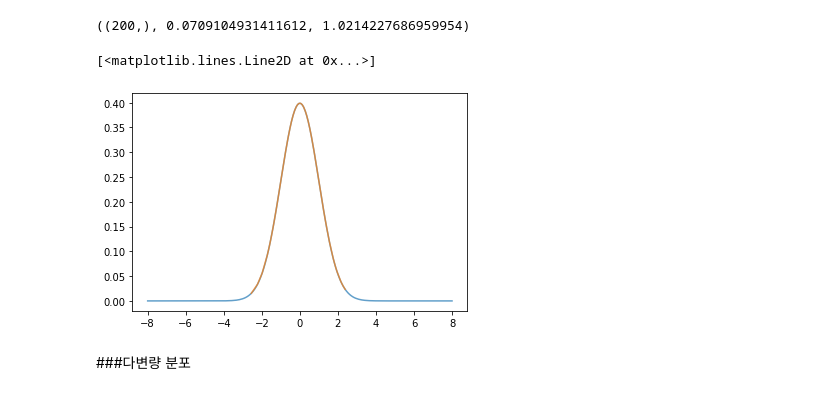
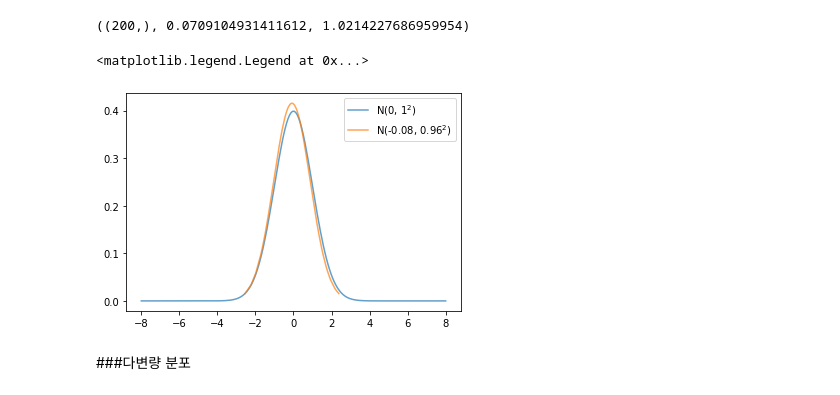
Before and after one commit to yojulab/knou_study_machinglearning, a Jupyter notebook: codes/sanghunoh/03_데이터_통계로분석_모수추정.ipynb, the cells around one changed output. Saved outputs shown, nothing was run; the diff lists cells and outputs as text; code cells hidden in the pictures.

```diff
--- a/codes/sanghunoh/03_데이터_통계로분석_모수추정.ipynb
+++ b/codes/sanghunoh/03_데이터_통계로분석_모수추정.ipynb
@@ -45,20 +45,22 @@ plt.legend(ncol=1)
 <matplotlib.legend.Legend at 0x...>
 [figure]
 # %%
-rand_x_1 = np.sort(np.random.randn(row_count))
-rand_x_1.shape, rand_x_1.mean(), rand_x_1.std()# rand_x_1
+x_rand = np.sort(np.random.randn(row_count))  # 그래프 분포 점 표시 위해 정렬
+x_rand.shape, x_rand.mean(), x_rand.std()# x_rand
 # %% [output]
 ((200,), 0.0709104931411612, 1.0214227686959954)
 # %%
-rand_y_1 = (1 / np.sqrt(2 * np.pi * sigma_1**2)) * np.exp(-(rand_x_1-mu_1)**2 / (2 * sigma_1**2))
+mu_rand, sigma_rand = -0.08, 0.96   # 비교 위해 평균과 분산 조정
+y_rand = (1 / np.sqrt(2 * np.pi * sigma_rand**2)) * np.exp(-(x_rand-mu_rand)**2 / (2 * sigma_rand**2))
 # %%
-# x_y = np.full_like(x, fill_value=-0.01)
-# plt.plot(x, x_y, 'o', color='blue', ms=1, ls='None', label=r'P N(0, $1^2$)')
+x_like = np.full_like(x, fill_value=-0.001)
+# plt.plot(x, x_like, 'o', color='blue', ms=1, ls='None', label=r'P N(0, $1^2$)') # 수직선 상에 표시
 
 plt.plot(x, y_1, alpha=0.7, label=r'N(0, $1^2$)')
-plt.plot(rand_x_1, rand_y_1, alpha=0.7, label=r'Random N(0, $1^2$)')
+plt.plot(x_rand, y_rand, alpha=0.7, label=r'N(-0.08, $0.96^2$)')
+plt.legend(ncol=1)
 # %% [output]
-[<matplotlib.lines.Line2D at 0x...>]
+<matplotlib.legend.Legend at 0x...>
-[figure, old version]
+[figure, new version]
 # %% [markdown]
 ###다변량 분포
```
